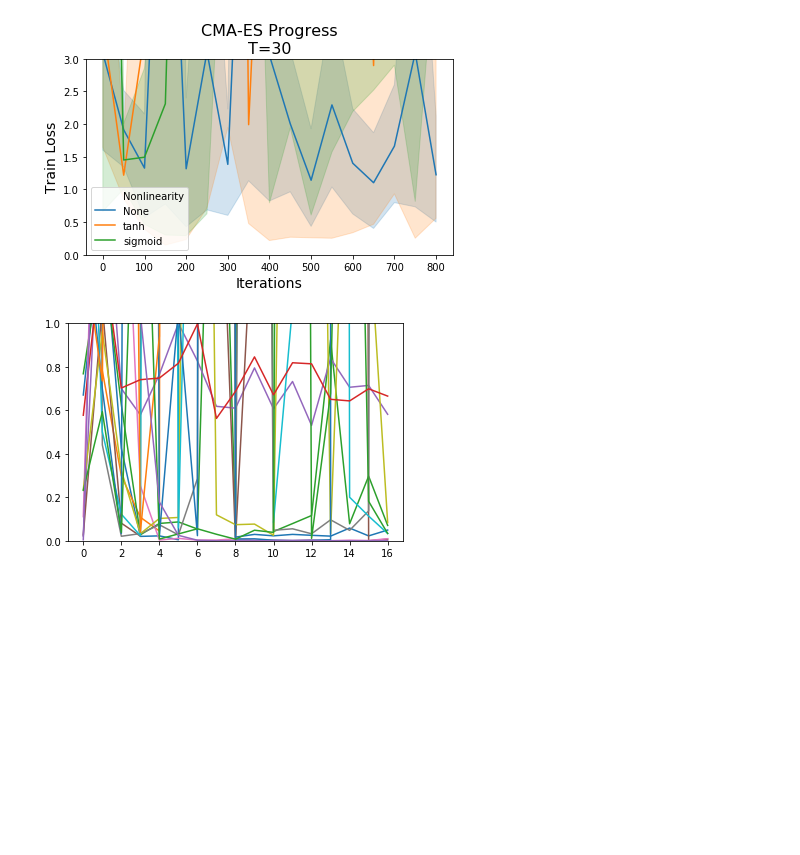
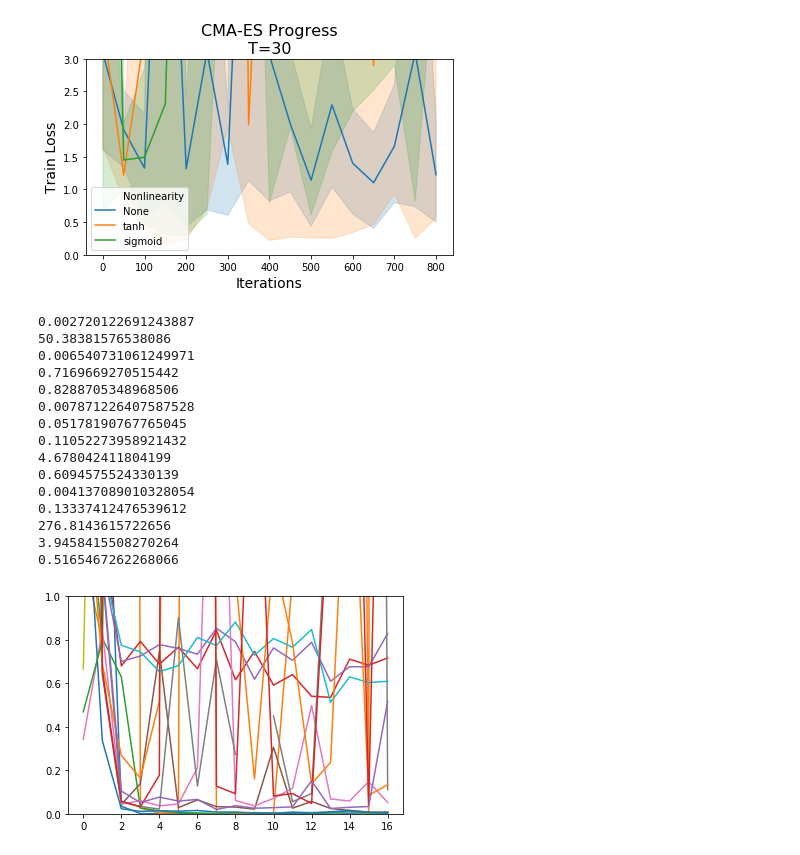
Before and after one commit to chingf/sr-project, a Jupyter notebook: notebooks/2c-nonlinearities.ipynb, the cells around one changed output. Cells and saved outputs as stored; diff of their text form; code cells hidden in the pictures; blank space fills up the shorter version.

```diff
--- a/notebooks/2c-nonlinearities.ipynb
+++ b/notebooks/2c-nonlinearities.ipynb
@@ -148,26 +148,42 @@ plt.show()
 # %%
 experiment_dir = "../trained_models/02_nonlinearities/0.95/"
 iterations = []
 losses = []
 exps = []
 plt.figure()
-for nonlinearity in ['sigmoid']:#os.listdir(experiment_dir):
+for nonlinearity in ['tanh']:#os.listdir(experiment_dir):
     nonlin_exp_dir = experiment_dir + f'{nonlinearity}/'
     for ic_iter in os.listdir(nonlin_exp_dir):
         if 'configs' in ic_iter: continue
         for file in os.listdir(nonlin_exp_dir + ic_iter):
             if 'tfevents' not in file: continue
             tfevents_file = nonlin_exp_dir + ic_iter + '/' + file
             event_acc = EventAccumulator(tfevents_file)
             event_acc.Reload()
             scalar_events = event_acc.Scalars('loss_train')
             losses = []
+            print(scalar_events[-1].value)
             for i in range(len(scalar_events)):
                 iterations.append(scalar_events[i].step)
                 losses.append(scalar_events[i].value)
                 exps.append(nonlinearity)
             plt.plot(losses)
 plt.ylim(0,1)
 plt.show()
 # %% [output]
+0.002720122691243887
+50.38381576538086
+0.006540731061249971
+0.7169669270515442
+0.8288705348968506
+0.007871226407587528
+0.05178190767765045
+0.11052273958921432
+4.678042411804199
+0.6094575524330139
+0.004137089010328054
+0.13337412476539612
+276.8143615722656
+3.9458415508270264
+0.5165467262268066
-[figure, old version]
+[figure, new version]
```
